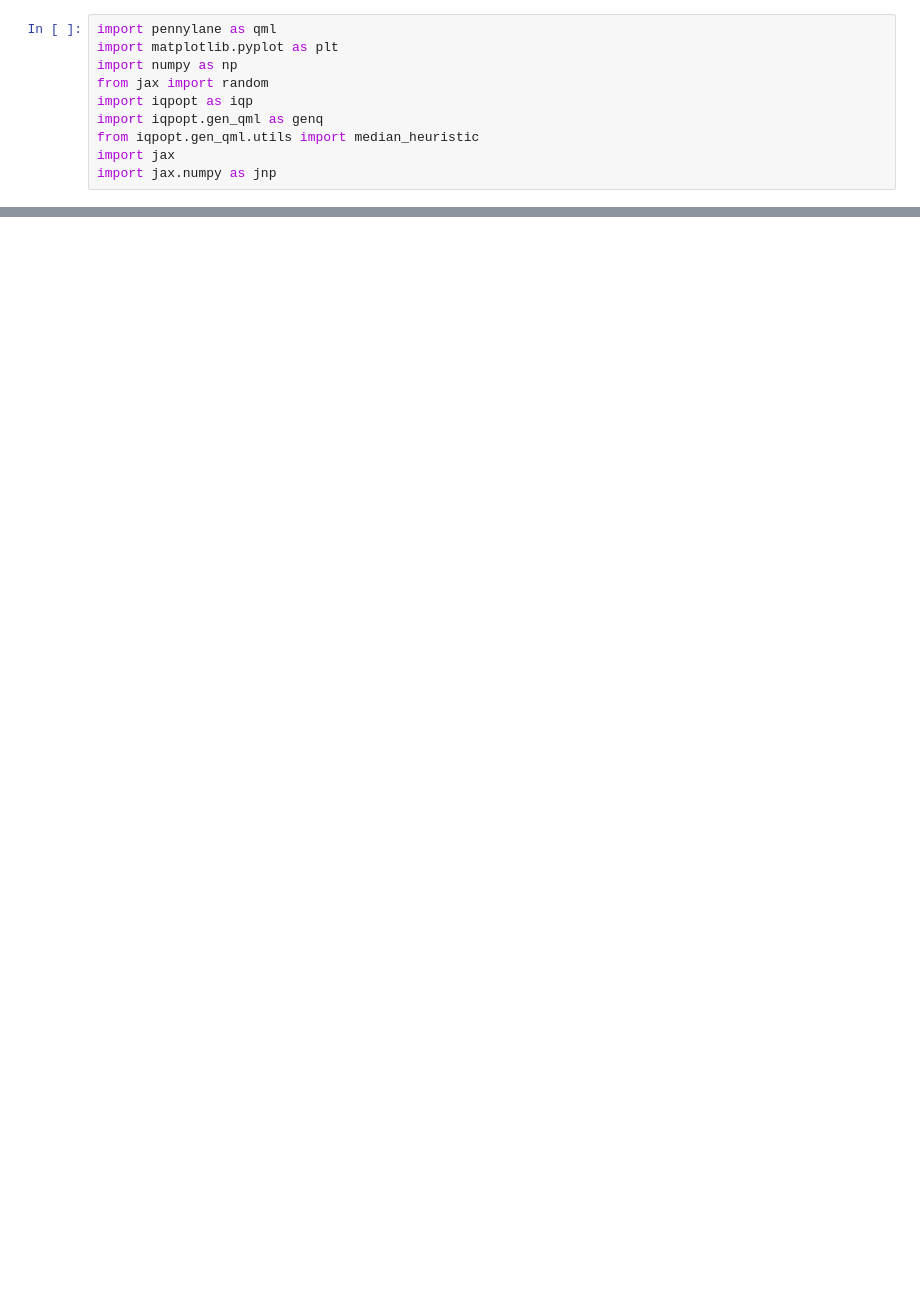
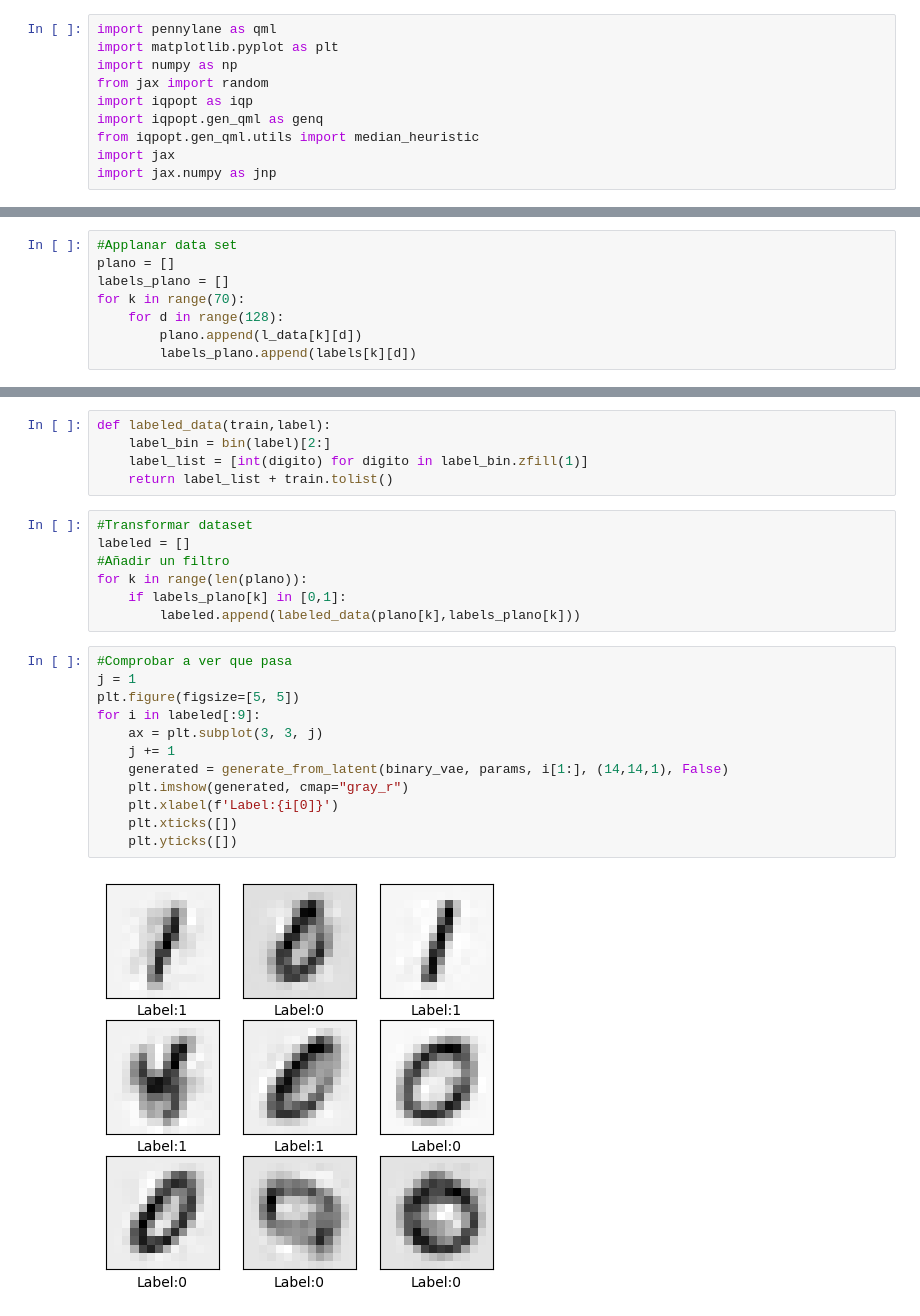
Before and after one commit to uriballo/IQP-NISQ, a Jupyter notebook: prueba.ipynb, the cells around one changed output, grey strips where cells are left out. Cells and saved outputs as stored; diff of their text form; blank space fills up the shorter version.

```diff
--- a/prueba.ipynb
+++ b/prueba.ipynb
@@ -73,0 +52,8 @@ tf.Tensor([2], shape=(1,), dtype=int64)
+# %%
+#Applanar data set
+plano = []
+labels_plano = []
+for k in range(70):
+    for d in range(128):
+        plano.append(l_data[k][d])
+        labels_plano.append(labels[k][d])
@@ -73,0 +125,26 @@ tf.Tensor([2], shape=(1,), dtype=int64)
+# %%
+def labeled_data(train,label):
+    label_bin = bin(label)[2:]
+    label_list = [int(digito) for digito in label_bin.zfill(1)]
+    return label_list + train.tolist()
+# %%
+#Transformar dataset
+labeled = []
+#Añadir un filtro
+for k in range(len(plano)):
+    if labels_plano[k] in [0,1]:
+        labeled.append(labeled_data(plano[k],labels_plano[k]))
+# %%
+#Comprobar a ver que pasa
+j = 1
+plt.figure(figsize=[5, 5])
+for i in labeled[:9]:
+    ax = plt.subplot(3, 3, j)
+    j += 1
+    generated = generate_from_latent(binary_vae, params, i[1:], (14,14,1), False)
+    plt.imshow(generated, cmap="gray_r")
+    plt.xlabel(f'Label:{i[0]}')
+    plt.xticks([])
+    plt.yticks([])
+# %% [output]
+[figure, added]
```
Also changed, not shown: parts of 21 cells of this notebook.
